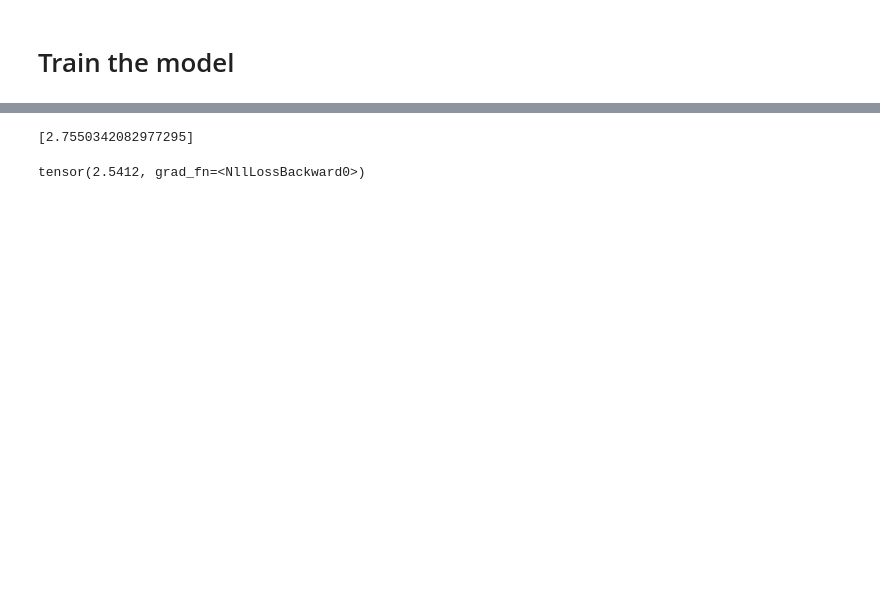
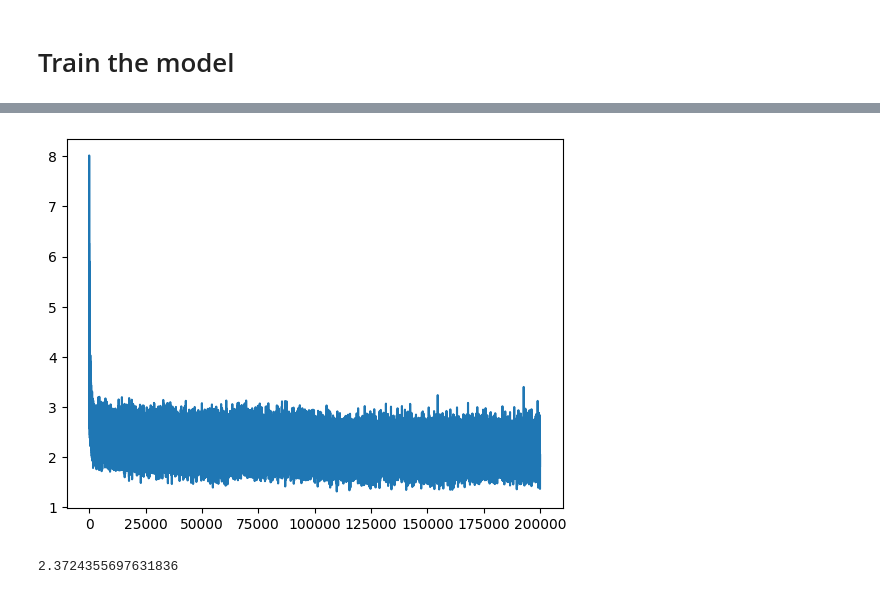
Before and after one commit to bparent11/building_makemore, a Jupyter notebook: makemore.ipynb, the cells around one changed output, grey strips where cells are left out. Cells and saved outputs as stored; diff of their text form; code cells hidden in the pictures; blank space fills up the shorter version.

```diff
--- a/makemore.ipynb
+++ b/makemore.ipynb
@@ -91,9 +91,9 @@ Xtr.shape : torch.Size([182516, 4]), Xval.shape : torch.Size([22815, 4]), Xtst.s
 g = torch.Generator().manual_seed(42) # for reproductibility
 # %%
 C = torch.rand([27, 2], generator=g) # characters to vectors
-W1 = torch.rand([4*2, 100], generator=g) # putting in the MLP 4 characters and each one of them has 2 dimensionnal vector associated
-b1 = torch.rand(100, generator=g)
-W2 = torch.rand([100, 27], generator=g)
+W1 = torch.rand([4*2, 200], generator=g) # putting in the MLP 4 characters and each one of them has 2 dimensionnal vector associated
+b1 = torch.rand(200, generator=g)
+W2 = torch.rand([200, 27], generator=g)
 b2 = torch.rand(27, generator=g)
 
 parameters = [C, W1, b1, W2, b2]
@@ -109,16 +109,19 @@ sum(p.nelement() for p in parameters)
 # %% [markdown]
 # Train the model
+# %%
+loss_i, loss_val = [], []
+iterations = 200000
 # %%
-def training(Xtrain, ytrain, iterations, batch_size):
-    loss_i = []
+def training_and_valid(Xtrain, ytrain, Xvalid, yvalid, iterations, batch_size):
 
     for i in range(iterations):
-
+        if i % 2000 == 0:
+            print(i)
         # batch construction
         batch_idx = torch.randint(0, Xtr.shape[0], (batch_size,))
 
         # forward pass
-        emb = C[X[batch_idx]]
+        emb = C[Xtrain[batch_idx]]
         h = F.tanh(emb.view(-1, 8) @ W1 + b1)
         logits = h @ W2 + b2
 
@@ -130,9 +133,21 @@ def training(Xtrain, ytrain, iterations, batch_size):
         loss.backward()
 
         # update
+        lr = 0.1 if i < 150000 else 0.01
         for p in parameters:
-            p.data += -0.1*p.grad
+            p.data += - lr * p.grad
 
-    loss_i.append(loss.item())
+        loss_i.append(loss.item())
 
-    return loss_i
+        # validation set
+        #if i % 150: # saving time
+        #    emb = C[Xvalid]
+        #    h = F.tanh(emb.view(-1, 8) @ W1 + b1)
+        #    logits = h @ W2 + b2
+        #    loss_val.append(F.cross_entropy(logits, yvalid).item())
+        #else:
+        #    loss_val.append(loss_val[-1])
+
+    return loss_i, loss_val
+# %%
+train_loss, val_loss = training_and_valid(Xtrain=Xtr, ytrain=ytr, Xvalid=Xval, yvalid=yval, iterations=iterations, batch_size=32)
@@ -139,17 +172,19 @@ def training(Xtrain, ytrain, iterations, batch_size):
+# %%
+x = torch.arange(0, iterations)
+
+plt.plot(x, train_loss)
+#plt.plot(x, val_loss)
+
+plt.show()
+# %% [output]
+[figure, added]
 # %%
-def validation(Xvalid, yvalid):
-    emb = C[Xvalid]
-    h = F.tanh(emb.view(-1, 8) @ W1 + b1)
-    logits = h @ W2 + b2
+# val_loss
 
-    val_loss = F.cross_entropy(logits, yvalid)
-
-    return val_loss
+emb = C[Xval]
+h = F.tanh(emb.view(-1, 8) @ W1 + b1)
+logits = h @ W2 + b2
+val_loss = F.cross_entropy(logits, yval).item()
+val_loss
+# %% [output]
+2.3724355697631836
-# %%
-training(Xtrain=Xtr, ytrain=ytr, iterations=10000, batch_size=32)
-# %% [output]
-[2.7550342082977295]
-# %%
-validation(Xvalid=Xval, yvalid=yval)
-# %% [output]
-tensor(2.5412, grad_fn=<NllLossBackward0>)
```
Also changed, not shown: parts of 5 cells of this notebook.
